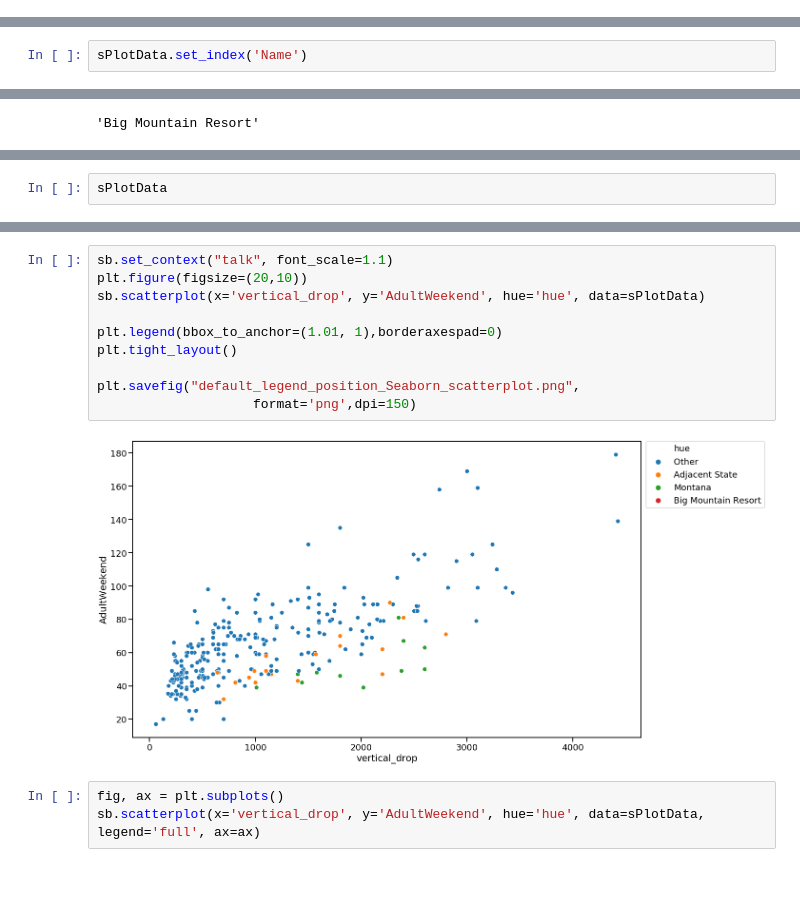
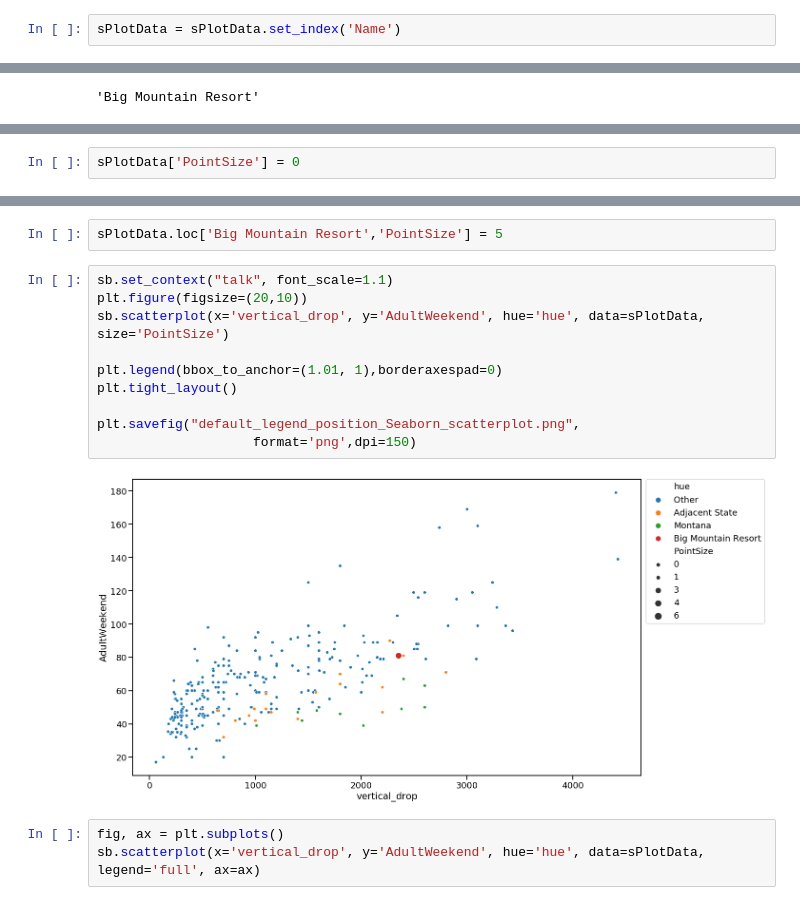
Before and after one commit to Smithright/Springboard, a Jupyter notebook: DataScienceGuidedCapstone-master/Step Six - Presentation Prep/06_presentation.ipynb, the cells around one changed output, grey strips where cells are left out. Cells and saved outputs as stored; diff of their text form; blank space fills up the shorter version.

Commit message:
point sizes working

```diff
--- a/DataScienceGuidedCapstone-master/Step Six - Presentation Prep/06_presentation.ipynb
+++ b/DataScienceGuidedCapstone-master/Step Six - Presentation Prep/06_presentation.ipynb
@@ -86,5 +86,7 @@ plotFeatures = ['vertical_drop']
 # %%
 sPlotData = dfPlot.copy()
+# %%
+sPlotData = sPlotData.set_index('Name')
 # %%
 def setHue(state):
     if state == 'Montana': return 'Montana'
@@ -92,5 +94,3 @@ def setHue(state):
     else: return 'Other'
 # %%
 sPlotData['hue'] = sPlotData['state'].apply(setHue)
-# %%
-sPlotData.set_index('Name')
@@ -118,2 +123,2 @@ sPlotData.loc['Big Mountain Resort','hue']
 # %%
-sPlotData
+sPlotData['PointSize'] = 0
@@ -124,15 +125,17 @@ sPlotData
+# %%
+sPlotData.loc['Big Mountain Resort','PointSize'] = 5
 # %%
 sb.set_context("talk", font_scale=1.1)
 plt.figure(figsize=(20,10))
-sb.scatterplot(x='vertical_drop', y='AdultWeekend', hue='hue', data=sPlotData)
+sb.scatterplot(x='vertical_drop', y='AdultWeekend', hue='hue', data=sPlotData, size='PointSize')
 
 plt.legend(bbox_to_anchor=(1.01, 1),borderaxespad=0)
 plt.tight_layout()
 
 plt.savefig("default_legend_position_Seaborn_scatterplot.png",
                     format='png',dpi=150)
 # %% [output]
-[figure, old version]
+[figure, new version]
 # %%
 fig, ax = plt.subplots()
 sb.scatterplot(x='vertical_drop', y='AdultWeekend', hue='hue', data=sPlotData, legend='full', ax=ax)
```
Also changed, not shown: parts of 4 cells of this notebook, 1 other file.
